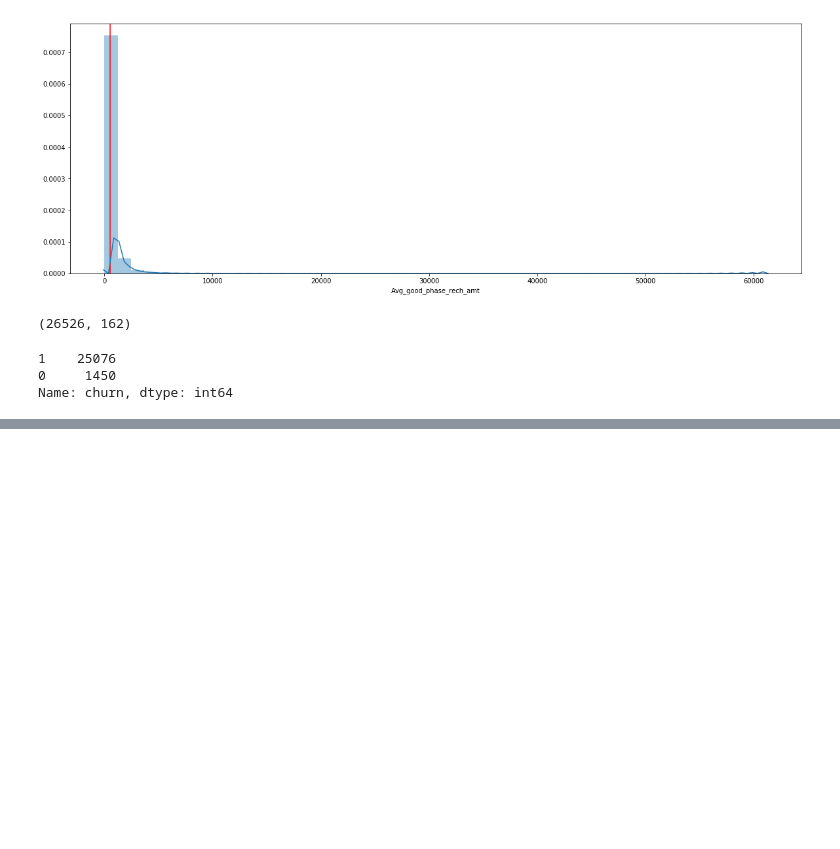
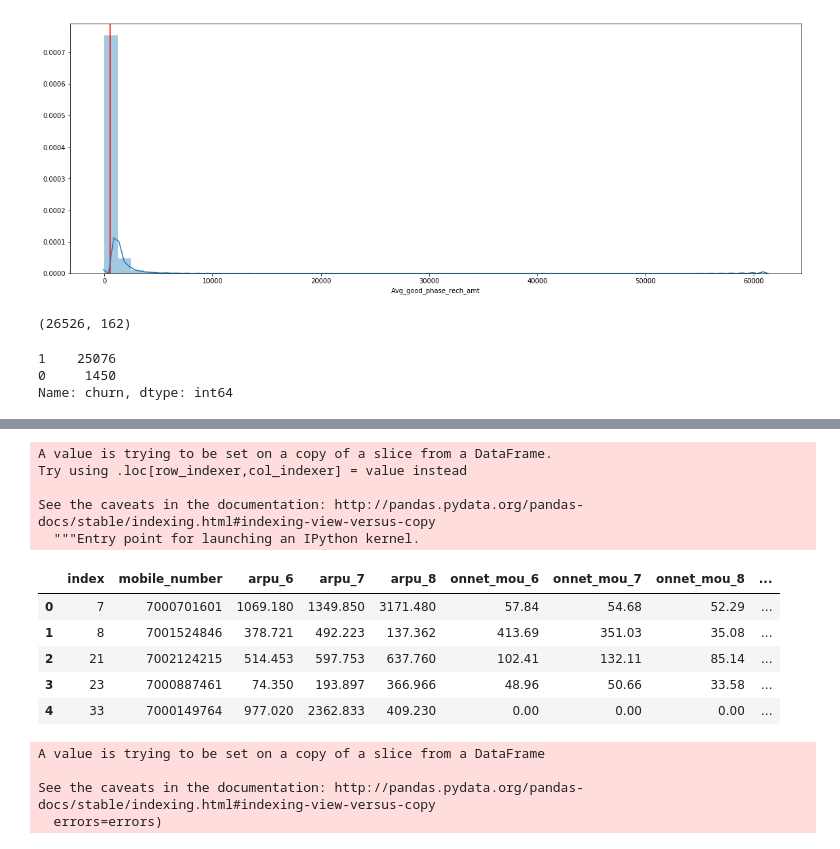
Before and after one commit to shreyaspai08/telecom_churn_case_study, a Jupyter notebook: Telecom_churn_notebook.ipynb, the cells around one changed output, grey strips where cells are left out. Drawn from its saved outputs; the diff is of its cells as text; code cells hidden in the pictures; blank space fills up the shorter version.

```diff
--- a/Telecom_churn_notebook.ipynb
+++ b/Telecom_churn_notebook.ipynb
@@ -692,0 +813,26 @@ Name: churn, dtype: int64
+# %%
+high_value_frame.reset_index(inplace=True)
+# %%
+high_value_frame['churn'] = high_value_frame['churn'].apply(lambda x: 1 if x==0 else 0)
+# %% [output]
+A value is trying to be set on a copy of a slice from a DataFrame.
+Try using .loc[row_indexer,col_indexer] = value instead
+
+See the caveats in the documentation: http://pandas.pydata.org/pandas-docs/stable/indexing.html#indexing-view-versus-copy
+  """Entry point for launching an IPython kernel.
+# %%
+high_value_frame.head()
+# %% [output]
+|  | index | mobile_number | arpu_6 | arpu_7 | arpu_8 | onnet_mou_6 | onnet_mou_7 | onnet_mou_8 | ... |
+| 0 | 7 | 7000701601 | 1069.180 | 1349.850 | 3171.480 | 57.84 | 54.68 | 52.29 | ... |
+| 1 | 8 | 7001524846 | 378.721 | 492.223 | 137.362 | 413.69 | 351.03 | 35.08 | ... |
+| 2 | 21 | 7002124215 | 514.453 | 597.753 | 637.760 | 102.41 | 132.11 | 85.14 | ... |
+| 3 | 23 | 7000887461 | 74.350 | 193.897 | 366.966 | 48.96 | 50.66 | 33.58 | ... |
+| 4 | 33 | 7000149764 | 977.020 | 2362.833 | 409.230 | 0.00 | 0.00 | 0.00 | ... |
+# %%
+high_value_frame.drop('index',axis=1, inplace=True)
+# %% [output]
+A value is trying to be set on a copy of a slice from a DataFrame
+
+See the caveats in the documentation: http://pandas.pydata.org/pandas-docs/stable/indexing.html#indexing-view-versus-copy
+  errors=errors)
```
Also changed, not shown: parts of 5 cells of this notebook, 1 other file.
